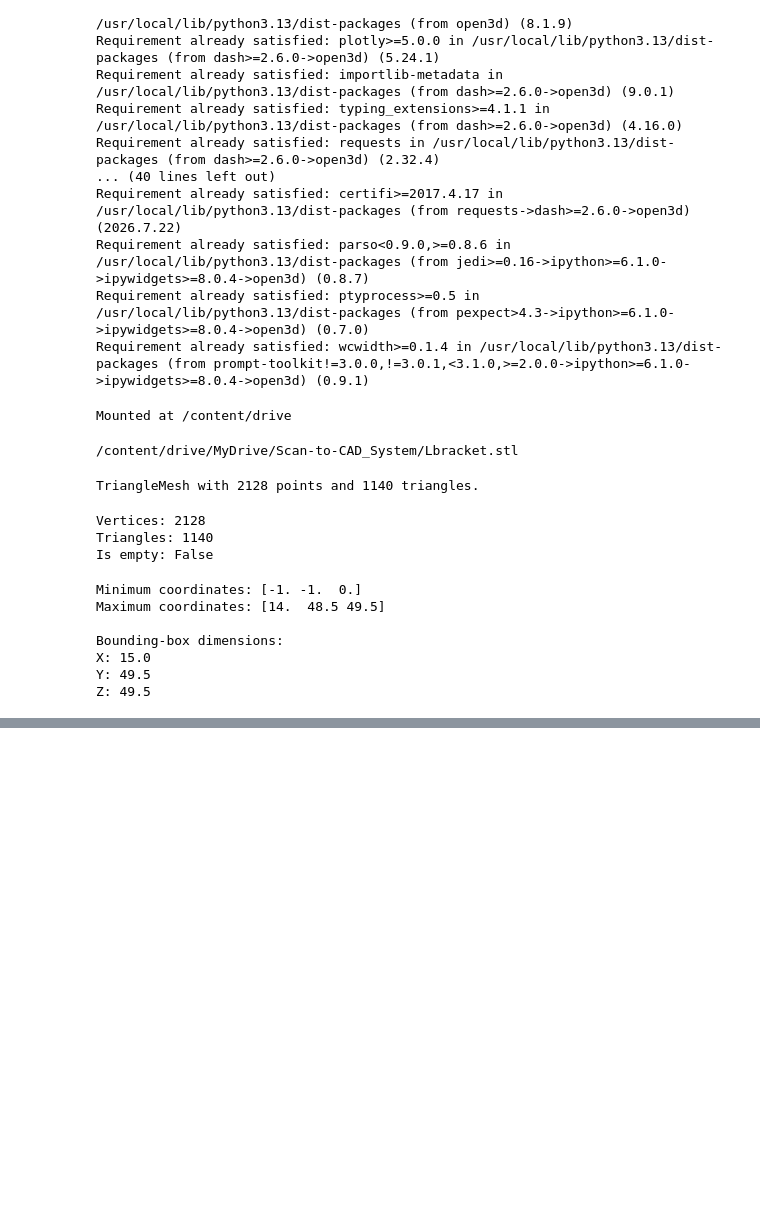
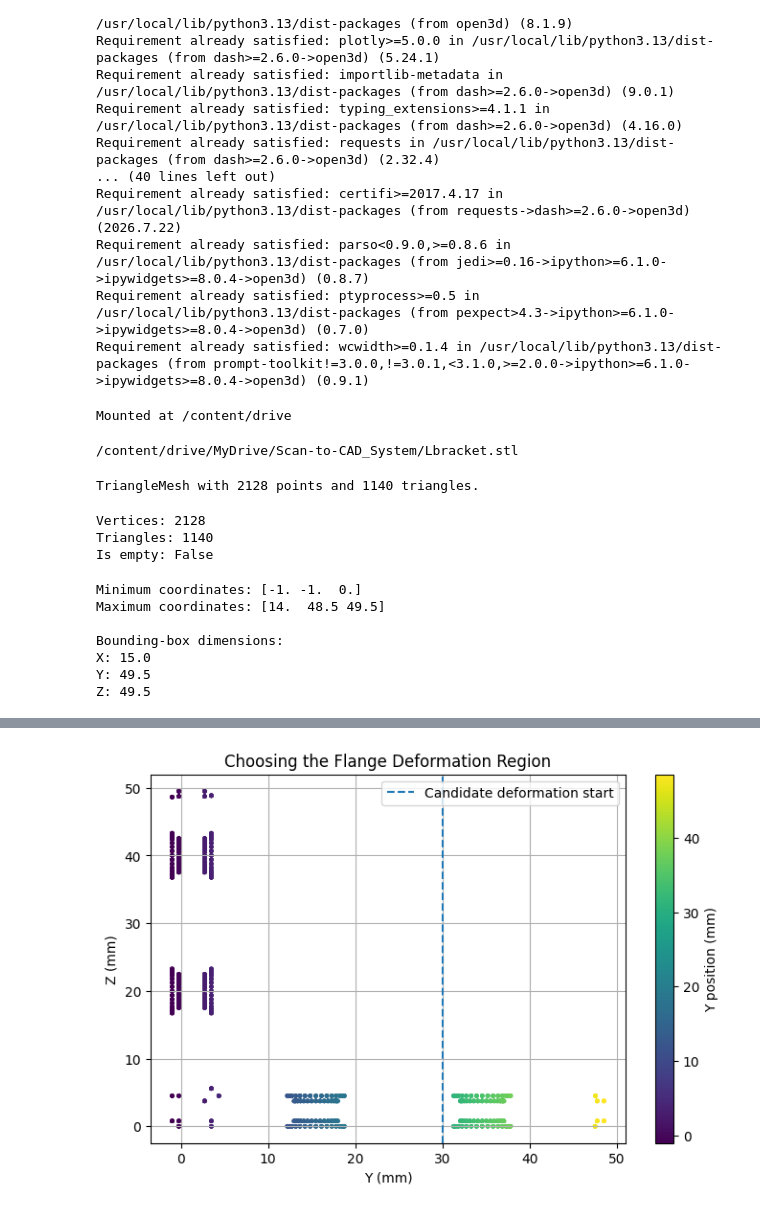
Before and after one commit to saiKelkar/Product_Oriented_Scan-to-CAD_Dimensional_Inspection_System, a Jupyter notebook: scan_to_cad.ipynb, the cells around one changed output, grey strips where cells are left out. Saved outputs shown, nothing was run; the diff lists cells and outputs as text; code cells hidden in the pictures; blank space fills up the shorter version.

```diff
--- a/scan_to_cad.ipynb
+++ b/scan_to_cad.ipynb
@@ -109,0 +260,27 @@ fig.show()
+# %%
+plt.figure(figsize=(8, 5))
+
+plt.scatter(
+    y,
+    z,
+    s=5,
+    c=y,
+    cmap="viridis"
+)
+
+plt.axvline(
+    x=30,
+    linestyle="--",
+    label="Candidate deformation start"
+)
+
+plt.xlabel("Y (mm)")
+plt.ylabel("Z (mm)")
+plt.title("Choosing the Flange Deformation Region")
+plt.colorbar(label="Y position (mm)")
+plt.legend()
+plt.grid(True)
+
+plt.show()
+# %% [output]
+[figure, added]
```
Also changed, not shown: parts of 16 cells of this notebook.
